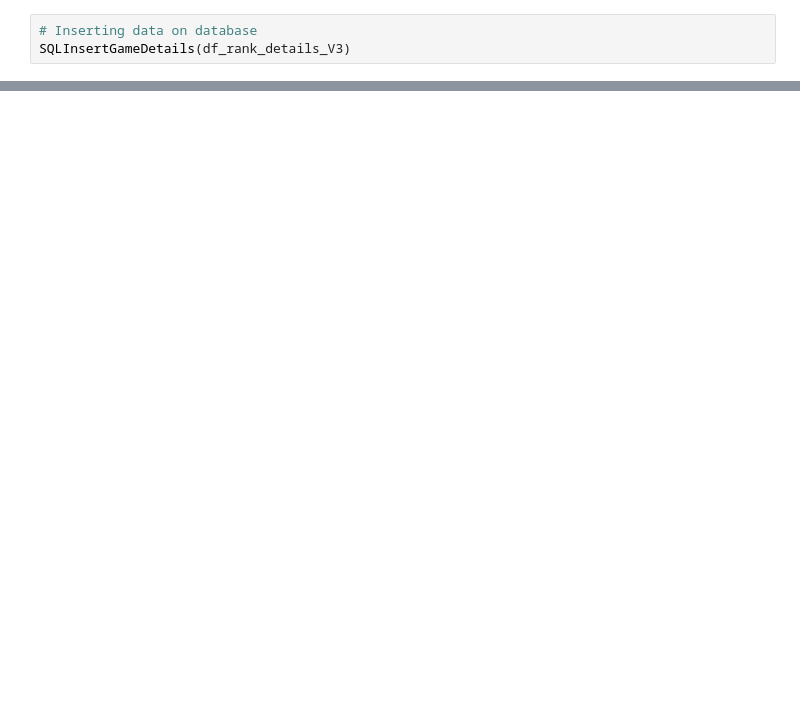
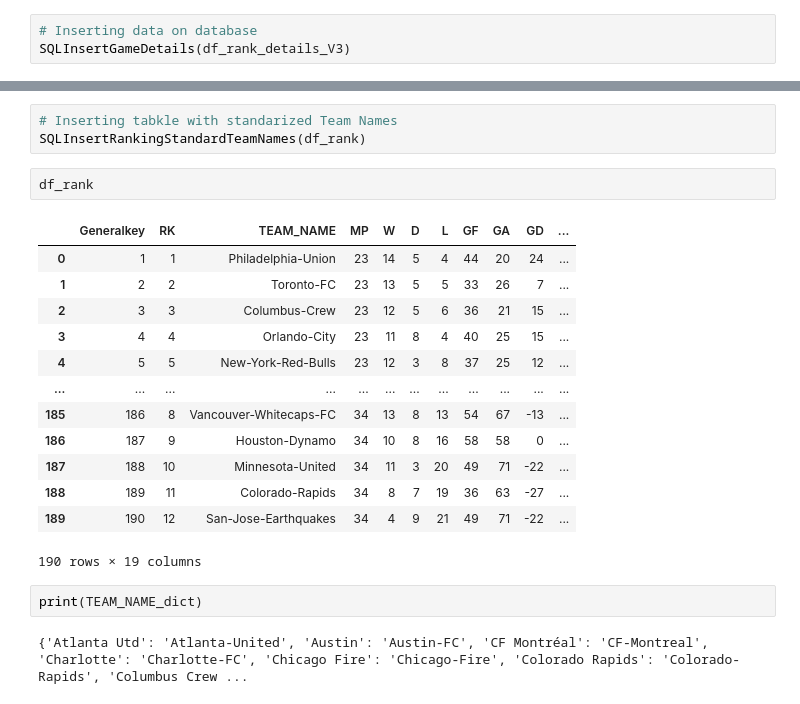
Before and after one commit to armandorossi/MLS_Project, a Jupyter notebook: WebScrapingML/02_Data_Analysis_Descriptive.ipynb, the cells around one changed output, grey strips where cells are left out. Cells and saved outputs as stored; diff of their text form; blank space fills up the shorter version.

```diff
--- a/WebScrapingML/02_Data_Analysis_Descriptive.ipynb
+++ b/WebScrapingML/02_Data_Analysis_Descriptive.ipynb
@@ -522,0 +584,23 @@ cursor.close()
+# %%
+# Inserting tabkle with standarized Team Names
+SQLInsertRankingStandardTeamNames(df_rank)
+# %%
+df_rank
+# %% [output]
+|  | Generalkey | RK | TEAM_NAME | MP | W | D | L | GF | GA | GD | ... |
+| 0 | 1 | 1 | Philadelphia-Union | 23 | 14 | 5 | 4 | 44 | 20 | 24 | ... |
+| 1 | 2 | 2 | Toronto-FC | 23 | 13 | 5 | 5 | 33 | 26 | 7 | ... |
+| 2 | 3 | 3 | Columbus-Crew | 23 | 12 | 5 | 6 | 36 | 21 | 15 | ... |
+| 3 | 4 | 4 | Orlando-City | 23 | 11 | 8 | 4 | 40 | 25 | 15 | ... |
+| 4 | 5 | 5 | New-York-Red-Bulls | 23 | 12 | 3 | 8 | 37 | 25 | 12 | ... |
+| ... | ... | ... | ... | ... | ... | ... | ... | ... | ... | ... | ... |
+| 185 | 186 | 8 | Vancouver-Whitecaps-FC | 34 | 13 | 8 | 13 | 54 | 67 | -13 | ... |
+| 186 | 187 | 9 | Houston-Dynamo | 34 | 10 | 8 | 16 | 58 | 58 | 0 | ... |
+| 187 | 188 | 10 | Minnesota-United | 34 | 11 | 3 | 20 | 49 | 71 | -22 | ... |
+| 188 | 189 | 11 | Colorado-Rapids | 34 | 8 | 7 | 19 | 36 | 63 | -27 | ... |
+| 189 | 190 | 12 | San-Jose-Earthquakes | 34 | 4 | 9 | 21 | 49 | 71 | -22 | ... |
+190 rows × 19 columns
+# %%
+print(TEAM_NAME_dict)
+# %% [output]
+{'Atlanta Utd': 'Atlanta-United', 'Austin': 'Austin-FC', 'CF Montréal': 'CF-Montreal', 'Charlotte': 'Charlotte-FC', 'Chicago Fire': 'Chicago-Fire', 'Colorado Rapids': 'Colorado-Rapids', 'Columbus Crew ...
```
Also changed, not shown: parts of 9 cells of this notebook, 4 other files.
